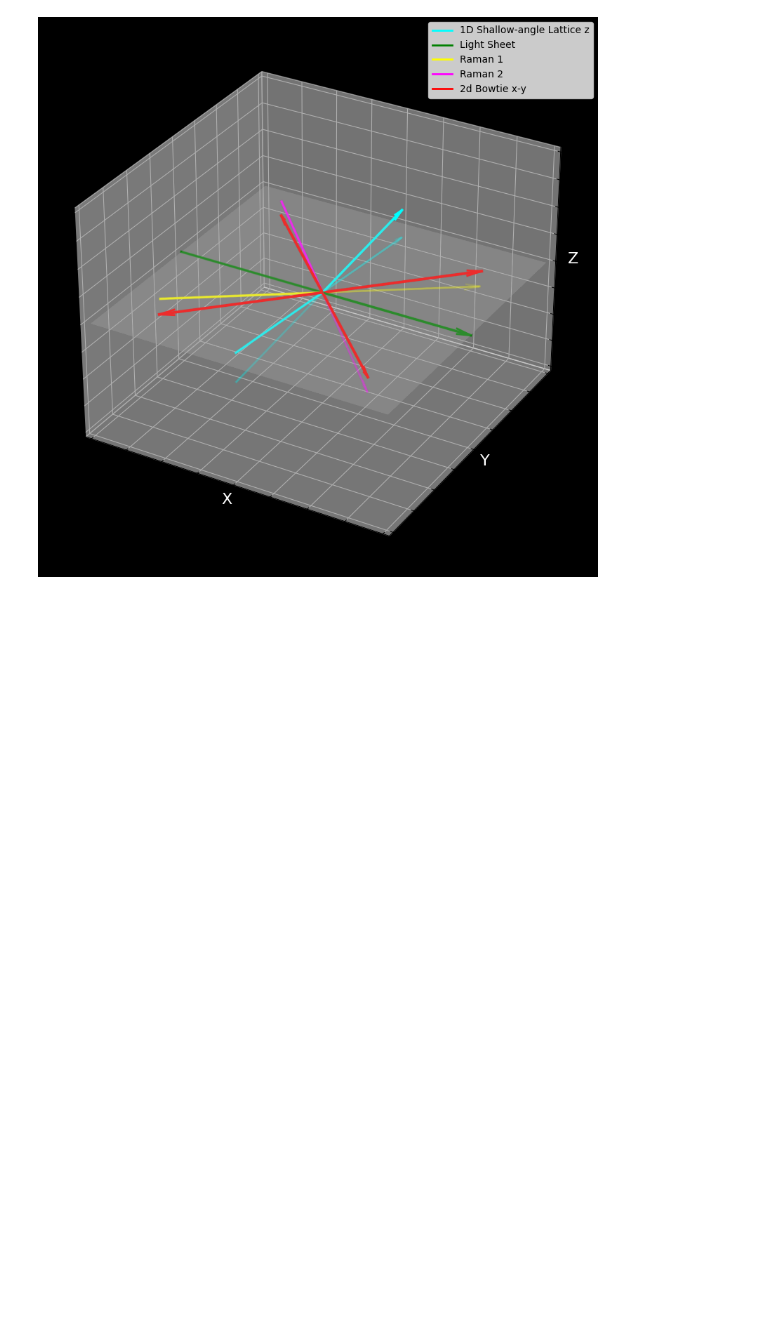
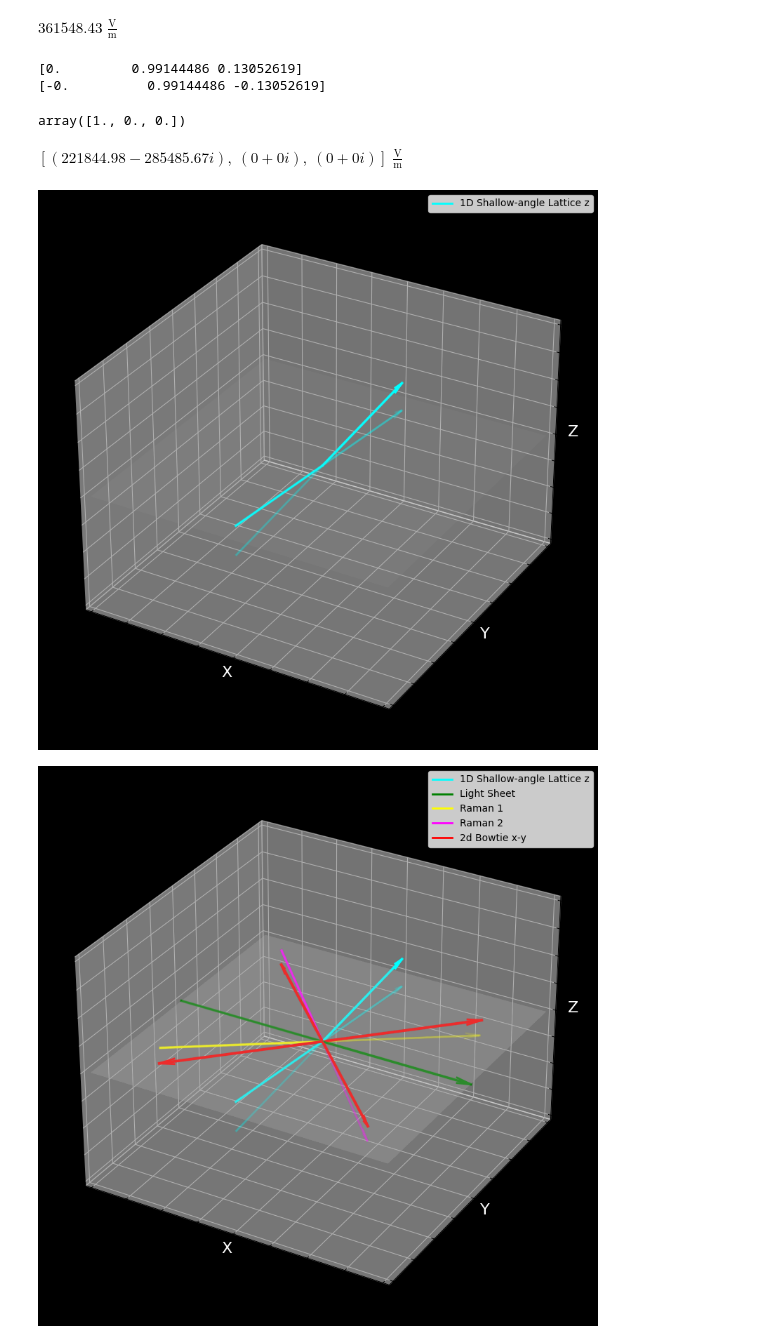
Before and after one commit to lightmat/lightmat, a Jupyter notebook: test_matter.ipynb, the cells around one changed output. Cells and saved outputs as stored; diff of their text form; code cells hidden in the pictures; blank space fills up the shorter version.

```diff
--- a/test_matter.ipynb
+++ b/test_matter.ipynb
@@ -57,13 +53,36 @@ angle = 165
 lat1d_z = Lattice1d(
     lattice_direction_vec=(0,0,1),
     intersect_angle=angle,
-    pol_Jones_vec=(0,1), # linear horizontal
+    pol_Jones_vec='linear horizontal',
     lambda_=lambda_z,
     w0=w0_z,
     P=P_z,
     z0=0,
     name='1D Shallow-angle Lattice z',
 )
+# %%
+lat1d_z.E(1, 1, 1)
+# %% [output]
+$361548.43 \; \mathrm{\frac{V}{m}}$
+# %%
+print(lat1d_z.beams[0].beam_direction_vec)
+print(lat1d_z.beams[1].beam_direction_vec)
+# %% [output]
+[0.         0.99144486 0.13052619]
+[-0.          0.99144486 -0.13052619]
+# %%
+lat1d_z.beams[1].pol_vec_3d
+# %% [output]
+array([1., 0., 0.])
+# %%
+lat1d_z.E_vec(1,1,1)
+# %% [output]
+$[(221844.98-285485.67i),~(0+0i),~(0+0i)] \; \mathrm{\frac{V}{m}}$
+# %%
+setup = LaserSetup(lat1d_z)
+setup.plot_beams()
+# %% [output]
+[figure, added]
 # %%
 w0_ls = [300, 10] * u.um
 lambda_ls = 1064 * u.nm
```
Also changed, not shown: parts of 1 cell of this notebook, 7 other files.
